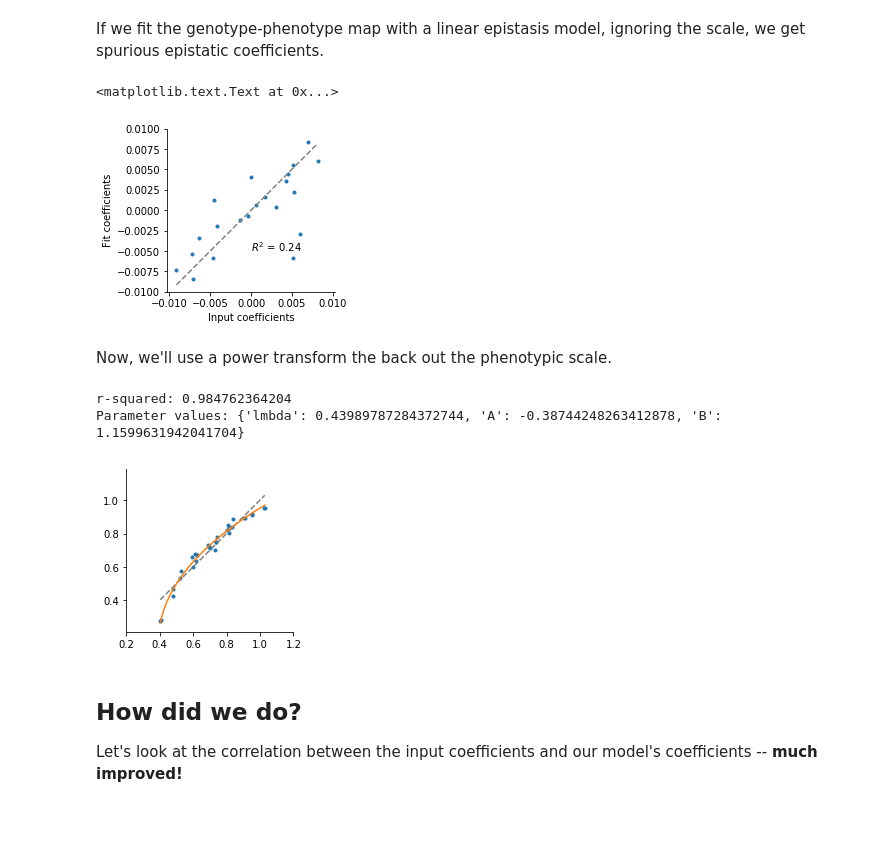
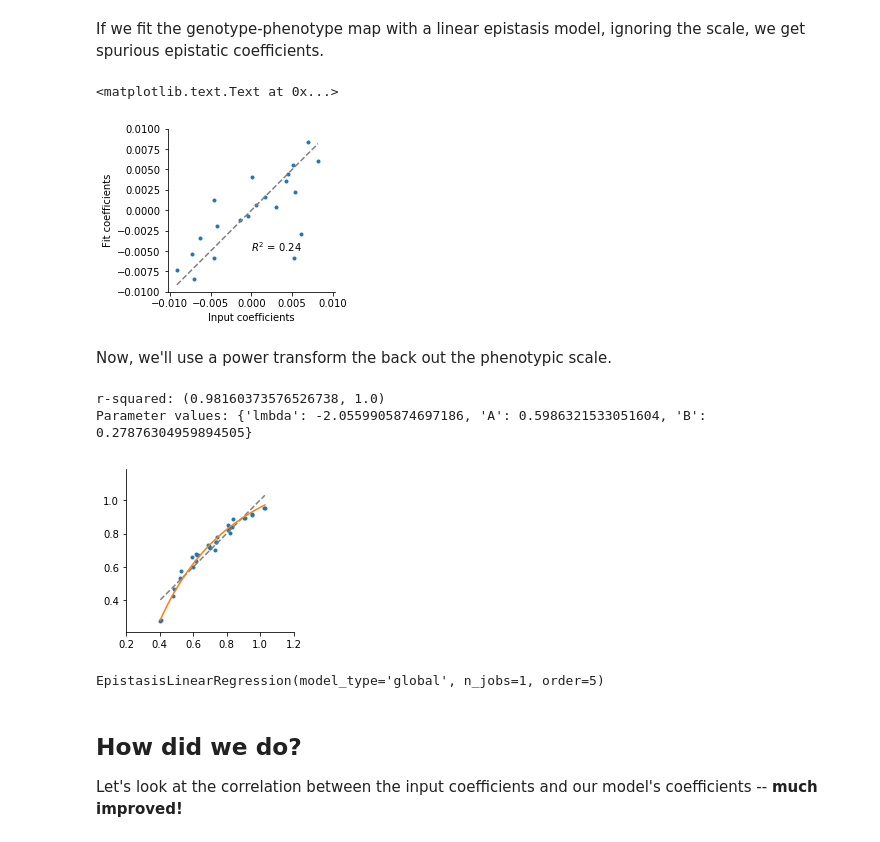
Before and after one commit to harmslab/notebooks-nonlinear-high-order-epistasis, a Jupyter notebook: figures-notebooks/figure-03.ipynb, the cells around one changed output. Saved outputs shown, nothing was run; the diff lists cells and outputs as text; code cells hidden in the pictures.

```diff
--- a/figures-notebooks/figure-03.ipynb
+++ b/figures-notebooks/figure-03.ipynb
@@ -155,42 +159,42 @@ gpm_nonlinear = NonlinearSimulation.from_linear(gpm_linear, function=saturation,
 # %% [markdown]
 If we fit the genotype-phenotype map with a linear epistasis model, ignoring the scale, we get spurious epistatic coefficients.
 # %%
-model_coefs = EpistasisLinearRegression.from_gpm(gpm_nonlinear, order=5, model_type="global")
+model_coefs = EpistasisLinearRegression.read_gpm(gpm_nonlinear, order=5, model_type="global")
 model_coefs.fit()
 
 known = gpm_linear.epistasis.values[6:]
 fit = model_coefs.epistasis.values[6:]
 fig, ax1 = plot.corr(known, fit, figsize=(3,3))
 ax1.axis([-.01,.01,-.01,.01])
 rsquared = "$R^2$ = " + str(round(pearson(known, fit)**2, 2))
 ax1.annotate(rsquared, xy=(0, -.005))
 ax1.set_xlabel("Input coefficients")
 ax1.set_ylabel("Fit coefficients")
 # %% [output]
 <matplotlib.text.Text at 0x...>
-[figure, old version]
+[figure, new version]
 # %% [markdown]
 Now, we'll use a power transform the back out the phenotypic scale.
 # %%
-model_nonlinear = EpistasisPowerTransform.from_gpm(gpm_nonlinear, order=1, fix_linear=True, model_type="global")
-model_nonlinear.fit(lmbda=2, A=1, B=1) # arguments are initial guess.
+model_nonlinear = EpistasisPowerTransform.read_gpm(gpm_nonlinear, order=5, model_type="global")
+model_nonlinear.fit(lmbda=1, A=0, B=0) # arguments are initial guess.
 print("r-squared: " + str(model_nonlinear.score()))
 print("Parameter values: " + str(model_nonlinear.parameters()))
 
-padd = model_nonlinear.predict_linear()
-pobs = model_nonlinear.gpm.phenotypes
+padd = model_nonlinear.Additive.predict()
+pobs =  model_nonlinear.gpm.phenotypes
 fig, ax = plot.corr(padd, pobs, figsize=(3,3))
 xmodel = np.linspace(min(padd), max(padd), 1000)
 ymodel = model_nonlinear.function(xmodel, *model_nonlinear.parameters.get_params())
 ax.plot(xmodel, ymodel, '-')
 z = ax.axis([.2,1.2,.2,1.2])
 # %% [output]
-r-squared: 0.984762364204
-Parameter values: {'lmbda': 0.43989787284372744, 'A': -0.38744248263412878, 'B': 1.1599631942041704}
+r-squared: (0.98160373576526738, 1.0)
+Parameter values: {'lmbda': -2.0559905874697186, 'A': 0.5986321533051604, 'B': 0.27876304959894505}
 [figure]
 # %%
-linear_phenotypes = model_nonlinear.transform_target()
-model_coefs = EpistasisLinearRegression.from_data(
+linear_phenotypes = model_nonlinear.Linear.predict()
+model_coefs = EpistasisLinearRegression.read_data(
     gpm_nonlinear.wildtype,
     gpm_nonlinear.genotypes,
     linear_phenotypes,
@@ -198,6 +202,8 @@ model_coefs = EpistasisLinearRegression.from_data(
     model_type="global"
 )
 model_coefs.fit()
+# %% [output]
+EpistasisLinearRegression(model_type='global', n_jobs=1, order=5)
 # %% [markdown]
 ## How did we do?
 
```
Also changed, not shown: parts of 7 cells of this notebook, 1 other file.
